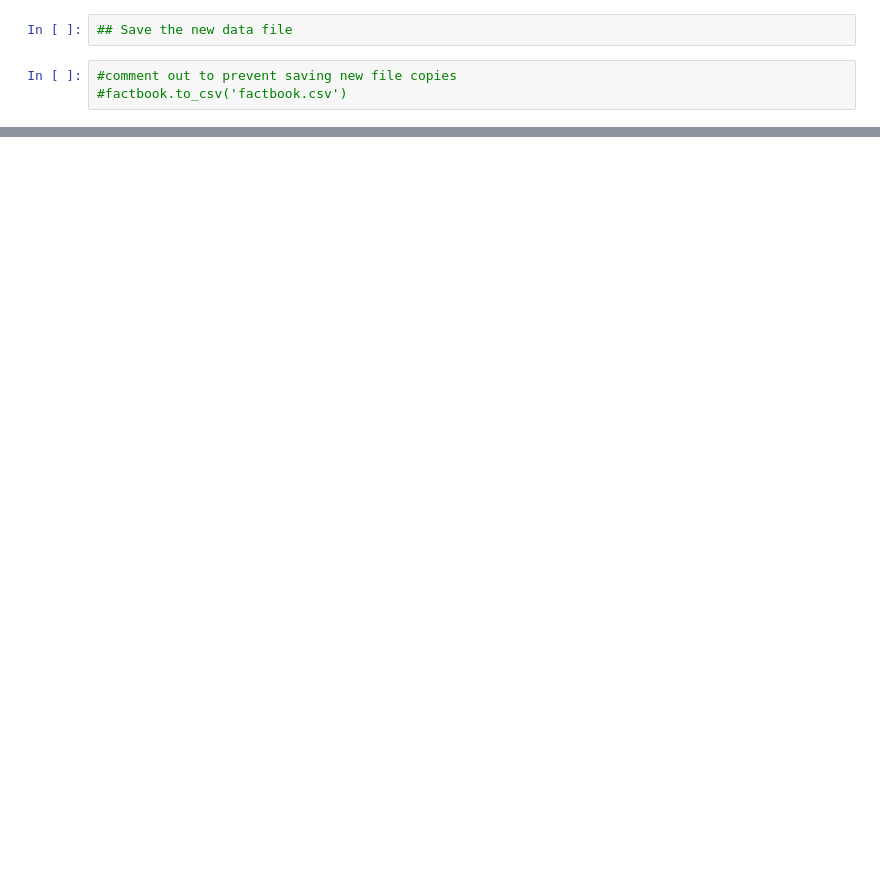
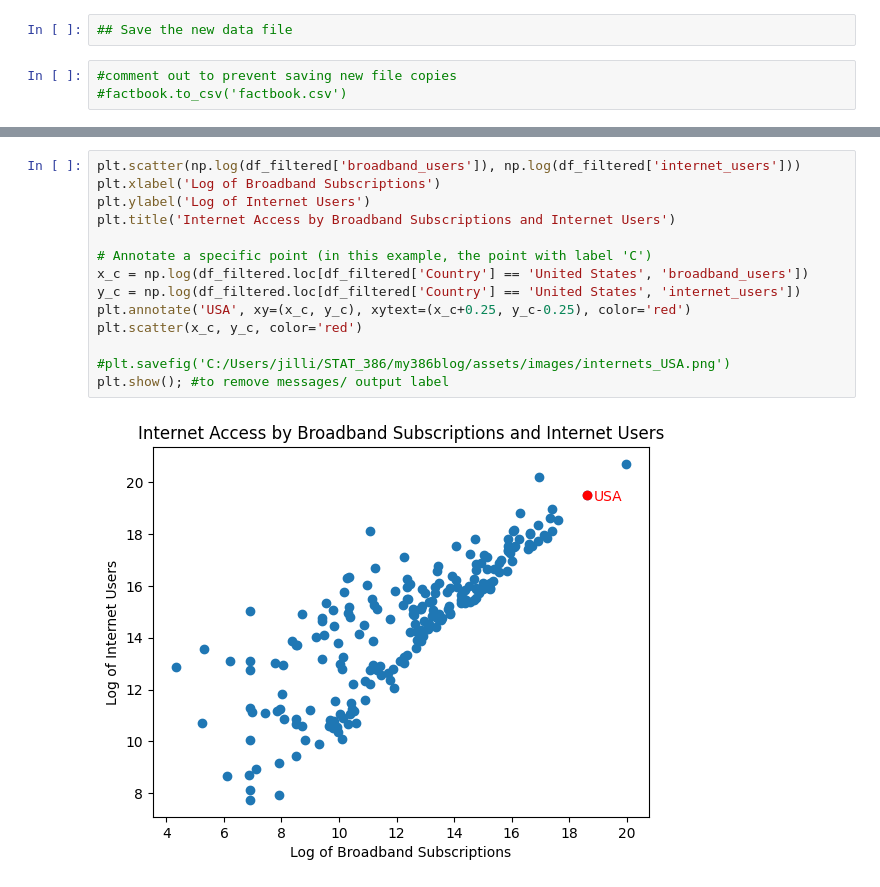
Before and after one commit to JillianWarburton/Country_Data, a Jupyter notebook: CleaningWorldFactbook.ipynb, the cells around one changed output, grey strips where cells are left out. Saved outputs shown, nothing was run; the diff lists cells and outputs as text; blank space fills up the shorter version.

```diff
--- a/CleaningWorldFactbook.ipynb
+++ b/CleaningWorldFactbook.ipynb
@@ -74,0 +132,16 @@ factbook = factbook[['Country', 'Rank_b', 'date_of_info_b', 'broadband_users',
+# %%
+plt.scatter(np.log(df_filtered['broadband_users']), np.log(df_filtered['internet_users']))
+plt.xlabel('Log of Broadband Subscriptions')
+plt.ylabel('Log of Internet Users')
+plt.title('Internet Access by Broadband Subscriptions and Internet Users')
+
+# Annotate a specific point (in this example, the point with label 'C')
+x_c = np.log(df_filtered.loc[df_filtered['Country'] == 'United States', 'broadband_users'])
+y_c = np.log(df_filtered.loc[df_filtered['Country'] == 'United States', 'internet_users'])
+plt.annotate('USA', xy=(x_c, y_c), xytext=(x_c+0.25, y_c-0.25), color='red')
+plt.scatter(x_c, y_c, color='red')
+
+#plt.savefig('C:/Users/jilli/STAT_386/my386blog/assets/images/internets_USA.png')
+plt.show(); #to remove messages/ output label
+# %% [output]
+[figure, added]
```
Also changed, not shown: parts of 23 cells of this notebook.
